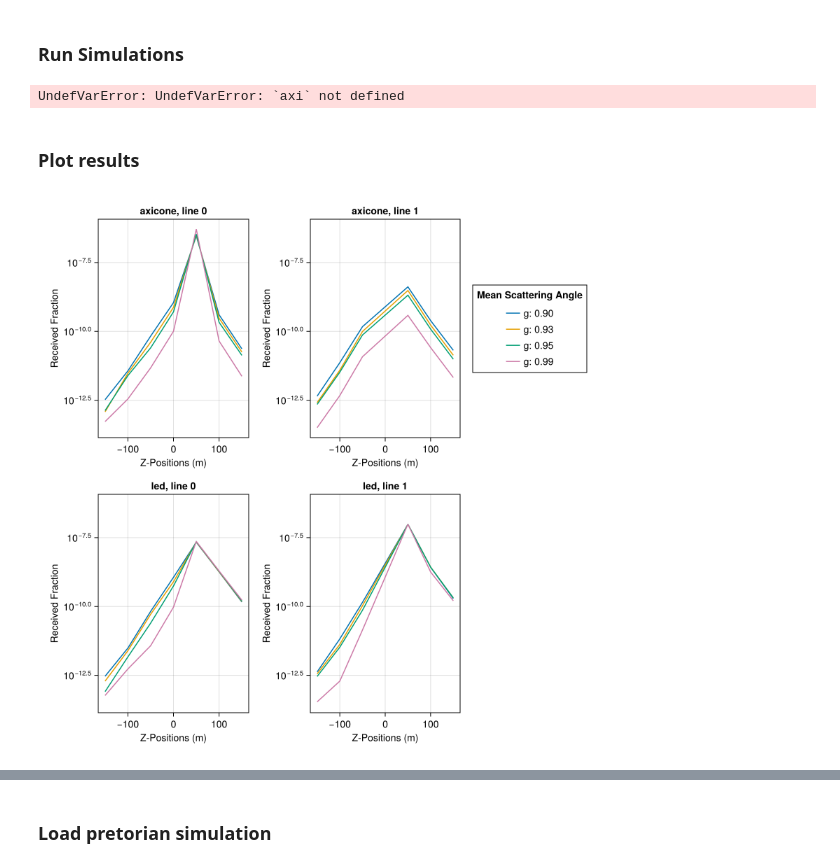
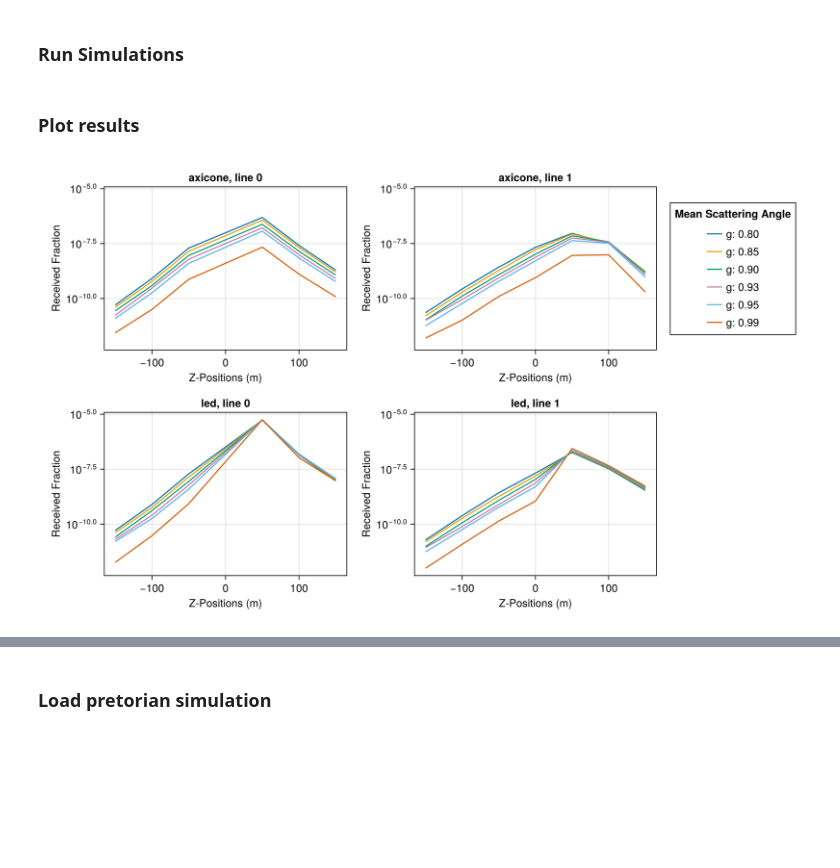
Before and after one commit to PLEnuM-group/PhotonPropagation.jl, a Jupyter notebook: examples/axicone.ipynb, the cells around one changed output, grey strips where cells are left out. Drawn from its saved outputs; the diff is of its cells as text; code cells hidden in the pictures; blank space fills up the shorter version.

Commit message:
update axicone example

```diff
--- a/examples/axicone.ipynb
+++ b/examples/axicone.ipynb
@@ -27,7 +27,7 @@ led = CollimatedIsotropicEmitter(SA_F32[0,0,0], 0f0, n_photons, cos(deg2rad(60f0
 
 # Detector consisting of two lines: One at xy=(0,0) and one at xy=(0,50). Modules every 50m in z.
 detector = [POM(SA_F32[0f0, 0f0, Float32(zpos)], i) for (i, zpos) in enumerate([-150, -100, -50, 50, 100, 150])]
-detector = vcat(detector, [POM(SA_F32[0f0, 50f0, Float32(zpos)], i+length(detector)) for (i, zpos) in enumerate([-150, -100, -50, 0, 50, 100, 150])]);
+detector = vcat(detector, [POM(SA_F32[0f0, 80f0, Float32(zpos)], i+length(detector)) for (i, zpos) in enumerate([-150, -100, -50, 0, 50, 100, 150])]);
 
 # Medium
 medium = make_cascadia_medium_properties(Float32(0.99), 1f0, 1f0)
@@ -55,9 +56,9 @@ UndefVarError: UndefVarError: `PhotonPropagationCuda` not defined
 ### Run Simulations
 # %%
 # Simulate photons for different g (mean scattering angle)
-gs = [0.9, 0.93, 0.95, 0.99]
+gs = [0.8, 0.85, 0.9, 0.93, 0.95, 0.99]
 #emitters = [:axicone, :led]
-emitters = [:axicone]
+emitters = [:axicone, :led]
 hit_stats = []
 seed = 1
 for (g, emitter) in product(gs, emitters)
@@ -67,16 +68,16 @@ for (g, emitter) in product(gs, emitters)
 
     setup = PhotonPropSetup([source], detector, medium, spectrum, seed, 1.)
     photons = propagate_photons(setup, buffer_cpu, buffer_gpu, 25, copy_output=true)
+    photons[!, :g] .= g
+    photons[!, :emitter] .= emitter
+    photons[!, :line_id] .= photons[:, :module_id] .÷ 7
     hits = make_hits_from_photons(photons, setup)
     calc_pe_weight!(hits, setup)
-    hits[!, :g] .= g
-    hits[!, :emitter] .= emitter
-    hits[!, :line_id] .= hits[:, :module_id] .÷ 7
-    push!(hit_stats, hits)
+
+    #push!(hit_stats, hits)
+    push!(hit_stats, photons)
 end
 hit_stats = reduce(vcat, hit_stats)
 ;
-# %% [output]
-UndefVarError: UndefVarError: `axi` not defined
 # %%
 # Simulate photons for different scattering lengths
@@ -102,30 +105,30 @@ hit_stats_sca = reduce(vcat, hit_stats_sca);
 # %% [markdown]
 ### Plot results
 # %%
-fig = Figure(size=(800, 800))
+fig = Figure(size=(1000, 600))
 for (i, (emitter_name, em_group)) in enumerate(pairs(groupby(hit_stats, :emitter)))
     for (j, (line_id, line_group)) in enumerate(pairs(groupby(em_group, :line_id)))
         ax = Axis(fig[i, j], yscale=log10, xlabel="Z-Positions (m)", ylabel="Received Fraction", title="$(emitter_name[1]), line $(Int64(line_id[1]))")
         for (groupn, group) in pairs(groupby(line_group, :g))
             zpos_dict = Dict(mod.module_id => mod.shape.position[3] for mod in detector )
             total_hits = combine(groupby(group, :module_id), :total_weight => sum)
 
             total_hits = total_hits
             sort!(total_hits, :module_id)
             distances = [zpos_dict[mid] for mid in total_hits.module_id]
             lines!(ax, distances, total_hits.total_weight_sum ./ axi.photons, label=format("g: {:.2f}", groupn[1]))
 
         end
     end
 end
 
 linkaxes!([a for a in fig.content if a isa Axis]...)
 
 
 Legend(fig[1, 3], fig.content[1], "Mean Scattering Angle")
 fig
 # %% [output]
-[figure, old version]
+[figure, new version]
 # %%
 fig = Figure(size=(800, 800))
 for (i, (emitter_name, em_group)) in enumerate(pairs(groupby(hit_stats_sca, :emitter)))
```
Also changed, not shown: parts of 6 cells of this notebook.
